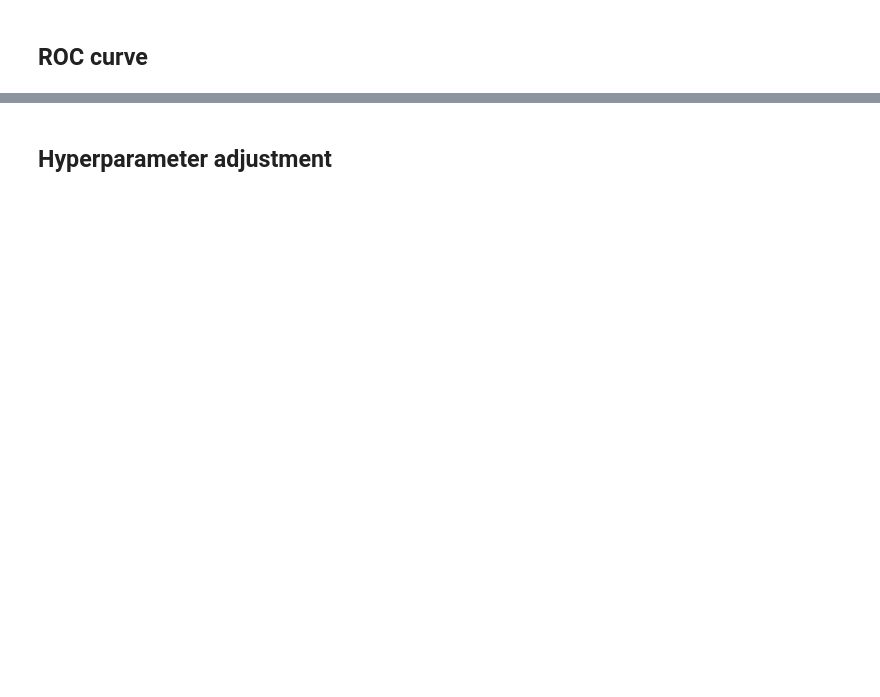
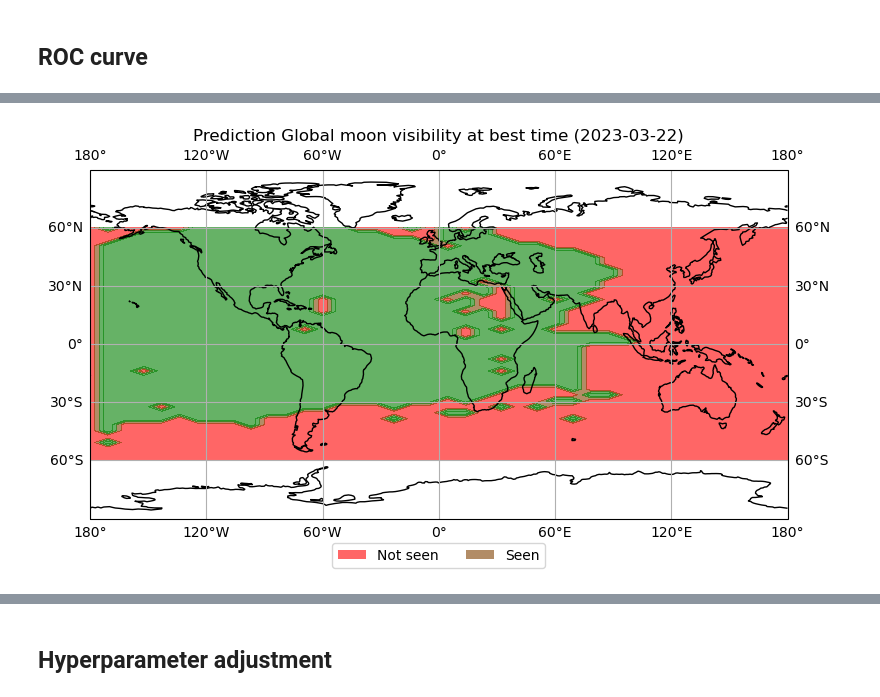
Before and after one commit to EmmaAlexander/mphys-moon, a Jupyter notebook: Code/moon_visibility_ML.ipynb, the cells around one changed output, grey strips where cells are left out. Cells and saved outputs as stored; diff of their text form; code cells hidden in the pictures; blank space fills up the shorter version.

```diff
--- a/Code/moon_visibility_ML.ipynb
+++ b/Code/moon_visibility_ML.ipynb
@@ -346,0 +403,88 @@ plt.show()
+# %%
+def contour_plot(lat_arr, lon_arr, qvals, labels):
+    plt.figure(figsize=(9,5))
+
+    x, y = np.meshgrid(lon_arr,lat_arr,indexing='xy')
+    sqqvals = np.reshape(qvals,(len(lat_arr),len(lon_arr)))
+
+    ax = plt.axes(projection=ccrs.PlateCarree())
+    ax.coastlines()
+    ax.gridlines(draw_labels=True, dms=True, x_inline=False, y_inline=False)
+    cmap=LinearSegmentedColormap.from_list('rg',["r", "g"], N=3)
+    cs = plt.contourf(x, y ,sqqvals,alpha=0.6, levels=3, extend='max',cmap=cmap)
+    nm = cs.legend_elements()[0]
+    plt.legend(nm, labels, loc='upper center', bbox_to_anchor=(0.5, -0.05), ncol=len(labels))
+
+    if -np.min(lon_arr)+ np.max(lon_arr) ==360:
+        plt.ylim(-90,90)
+        plt.xlim(-180,180)
+    else:
+        ax.set_extent((np.min(lon_arr), np.max(lon_arr),np.min(lat_arr), np.max(lat_arr)),crs=ccrs.PlateCarree())
+
+    title_date = obs_date.to_datetime().date()
+    plt.title(f"Prediction Global moon visibility at best time ({title_date})")
+    plt.savefig(f"..\\Graphs\\Prediction Global moon visibility at best time ({title_date}).png",dpi=200)
+    plt.show()
+
+
+def yallop_to_scale(q_values,binary):
+    if binary:
+        seen, aid, not_seen = 1,1,0
+    else:
+        seen, aid, not_seen = 2,1,0
+    quantified_q = np.empty((q_values.size),dtype=str)
+    quantified_q[q_values > 0.216] = seen #A Easily visible
+    quantified_q[np.logical_and(0.216 >= q_values, q_values > -0.014)] = seen #B Visible under perfect conditions
+    quantified_q[np.logical_and(-0.014 >= q_values, q_values > -0.160)] = aid #C May need optical aid to find crescent
+    quantified_q[np.logical_and(-0.160 >= q_values, q_values > -0.232)] = aid #D Will need optical aid to find crescent
+    quantified_q[np.logical_and(-0.232 >= q_values, q_values > -0.293)] = not_seen #E Not visible with a telescope ARCL ≤ 8·5°
+    quantified_q[-0.293 >= q_values] = not_seen #F Not visible, below Danjon limit, ARCL ≤ 8°
+    return quantified_q
+
+def create_contour_plot(obs_date,min_lat, max_lat, min_lon, max_lon, no_of_points):
+    file_path = f'../Data/Generated/{obs_date.to_datetime().date()} LAT {min_lat} {max_lat} LON {min_lon} {max_lon} {no_of_points}x{no_of_points}'
+    generated_params = pd.read_csv(file_path+'.csv')
+
+    #Plots moon visibility across a world map
+    lat_arr = np.linspace(min_lat, max_lat, no_of_points)
+    lon_arr = np.linspace(min_lon, max_lon, no_of_points)
+
+    yallop_binary = generated_params["Seen"].to_numpy()
+    yallop_qval = generated_params["q'"].to_numpy(dtype=float)
+
+    generated_params = generated_params.drop(VARS_TO_DROP+["Seen","q'"], axis = 1)
+    print(generated_params.columns)
+    print(data.columns)
+    prediction = model.predict(generated_params)
+
+    if OUTPUT == outputs.Binary:
+        if METHOD != methods.XGBoost:
+            prediction[prediction=="Seen"] = 1
+            prediction[prediction=="Not_seen"] = 0
+            prediction = prediction.astype(int)
+        yallop_binary[yallop_binary=="S"] = 1
+        yallop_binary[yallop_binary=="N"] = 0
+        yallop_binary = yallop_binary.astype(int)
+        yallop_prediction = yallop_to_scale(yallop_qval,True)
+
+        print(f"Y: Seen: {yallop_prediction[yallop_prediction==1].shape[0]} Not Seen: {yallop_prediction[yallop_prediction==0].shape[0]}")
+        print(f"ML: Seen: {prediction[prediction==1].shape[0]} Not Seen: {prediction[prediction==0].shape[0]}")
+        print(f"Accuracy (compared to Yallop q values): {accuracy_score(prediction,yallop_binary):.1%}")
+        contour_plot(lat_arr, lon_arr, prediction,["Not seen",'Seen'])
+        contour_plot(lat_arr, lon_arr, yallop_binary,["Not seen",'Seen'])
+
+    elif OUTPUT == outputs.MultiLabel:
+        yallop_prediction = yallop_to_scale(yallop_qval,False)
+        print(f"Y: Seen: {yallop_prediction[yallop_prediction==2].shape[0]} Aid: {yallop_prediction[yallop_prediction==1].shape[0]} Not Seen: {yallop_prediction[yallop_prediction==0].shape[0]}")
+        print(f"ML: Seen: {prediction[prediction==2].shape[0]} Aid: {prediction[prediction==1].shape[0]} Not Seen: {prediction[prediction==0].shape[0]}")
+        print(f"Accuracy (compared to Yallop q values): {accuracy_score(prediction,yallop_prediction):.1%}")
+        contour_plot(lat_arr, lon_arr, prediction,["Not seen","Seen with aid",'Seen'])
+        contour_plot(lat_arr, lon_arr, yallop_prediction,["Not seen","Seen with aid", 'Seen'])
+
+if PREDICT_VISIBILITY:
+    obs_date = Time("2023-03-22")
+    #obs_date = Time("2023-12-15")
+    create_contour_plot(obs_date,min_lat=-60, max_lat=60, min_lon=-180, max_lon=180, no_of_points=40)
+
+    #create_contour_plot(obs_date,min_lat=48, max_lat=60, min_lon=-8, max_lon=2, no_of_points=40)
+# %% [output]
@@ -346,0 +502 @@ plt.show()
+[figure, added]
```
Also changed, not shown: parts of 29 cells of this notebook, 33 other files.
